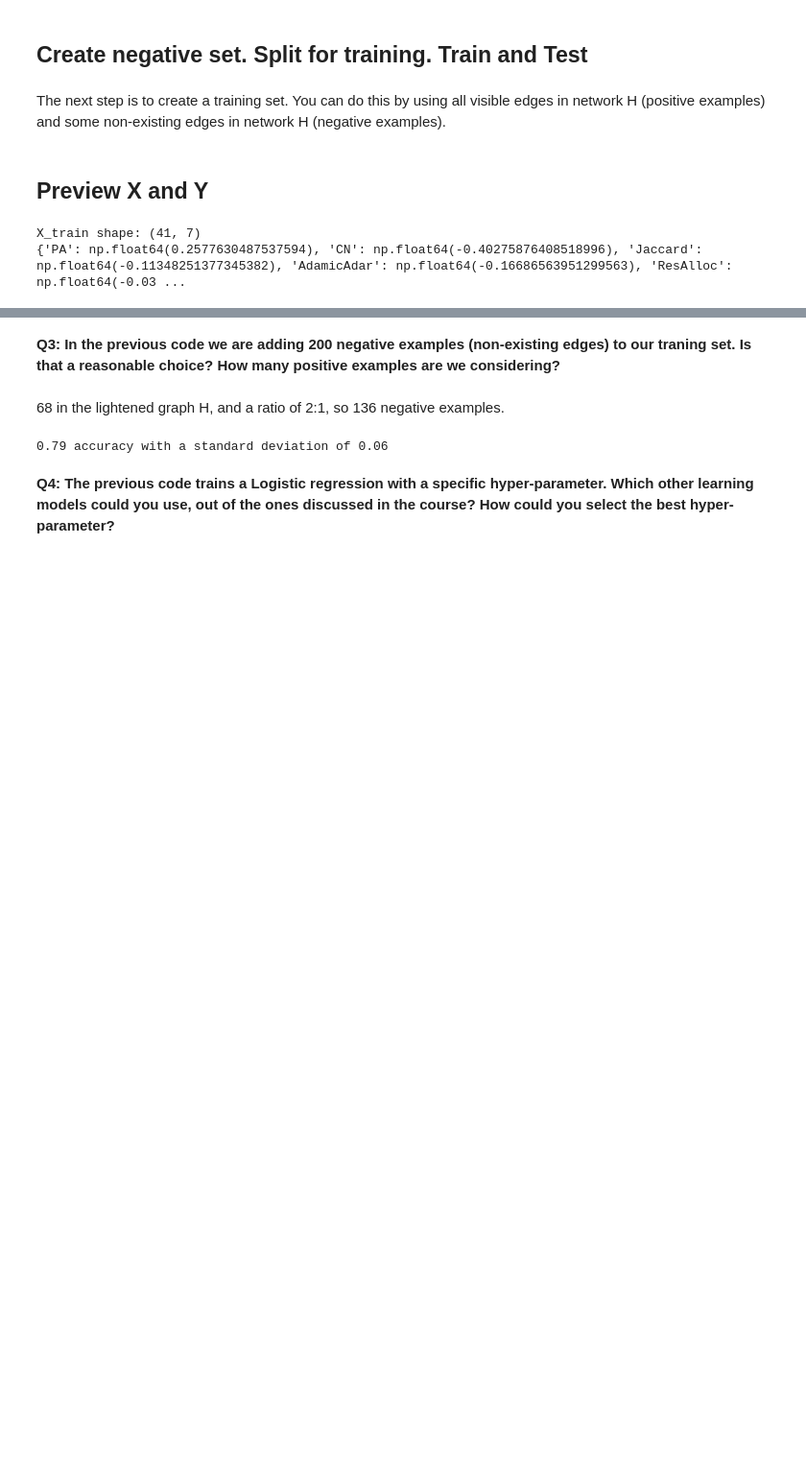
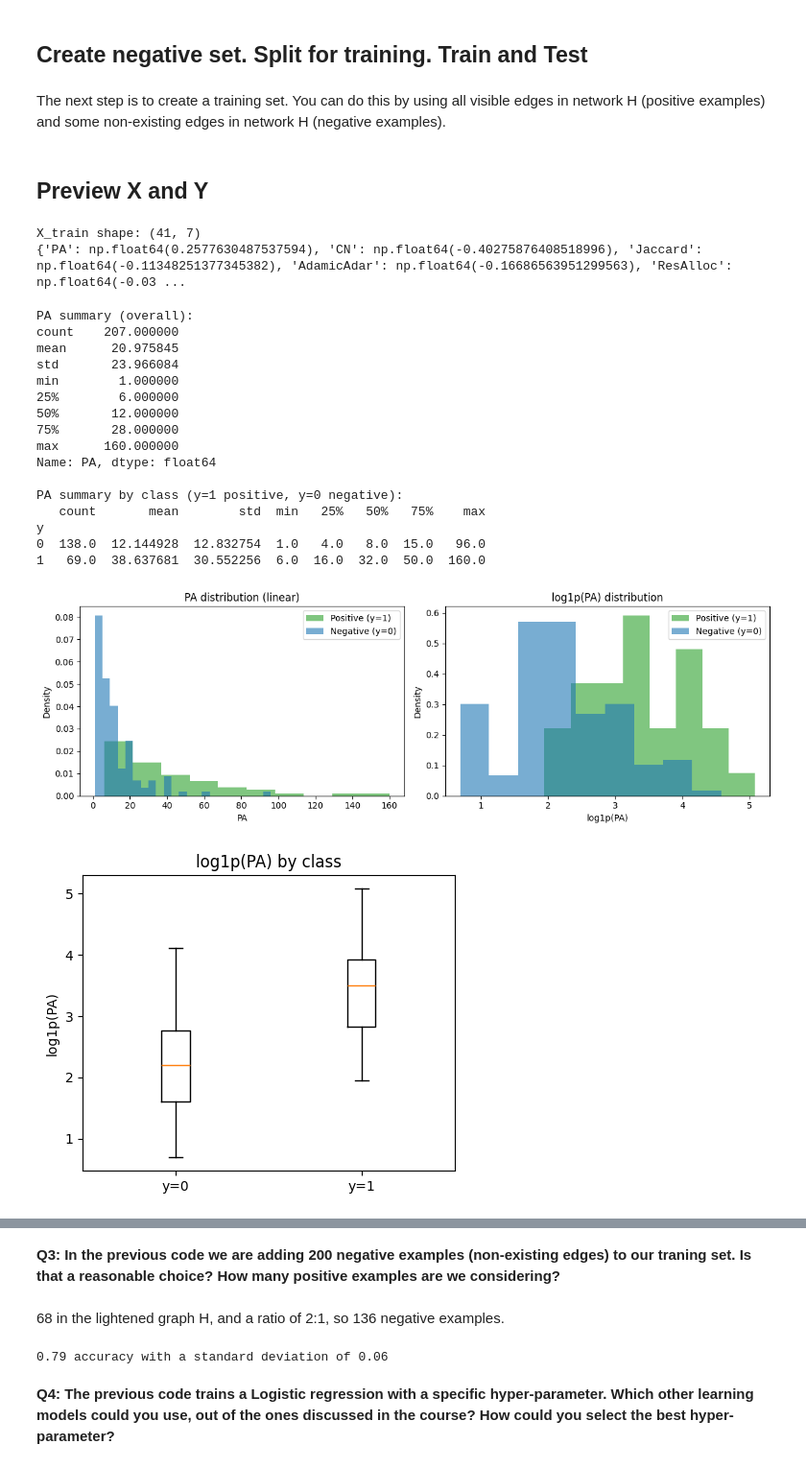
Before and after one commit to ursumarius/Link-predict-social-netw-fairness, a Jupyter notebook: Lab5_Aux_Assignment2.ipynb, the cells around one changed output, grey strips where cells are left out. Shown at 96% size. Saved outputs shown, nothing was run; the diff lists cells and outputs as text; code cells hidden in the pictures; blank space fills up the shorter version.

Commit message:
EDA on Preferrential Attachment + reflection of how negatives are sampled.

```diff
--- a/Lab5_Aux_Assignment2.ipynb
+++ b/Lab5_Aux_Assignment2.ipynb
@@ -391,0 +390,75 @@ X_train shape: (41, 7)
+# %%
+#what is the distribution of the Feature PA values in the X data ?
+# ...existing code...
+# what is the distribution of the Feature PA values in the X data ?
+import numpy as np
+import matplotlib.pyplot as plt
+import pandas as pd
+
+if 'X' not in globals() or 'Y' not in globals() or len(X) == 0:
+    raise RuntimeError("Build X and Y first (run the dataset creation cell).")
+
+X_arr = np.asarray(X, dtype=float)
+Y_arr = np.asarray(Y, dtype=int)
+PA = X_arr[:, 0]
+
+# Summary stats overall and by class
+df_pa = pd.DataFrame({'PA': PA, 'y': Y_arr})
+print("PA summary (overall):")
+print(df_pa['PA'].describe())
+print("\nPA summary by class (y=1 positive, y=0 negative):")
+print(df_pa.groupby('y')['PA'].describe())
+
+# Split for plots
+pa_pos = df_pa.loc[df_pa.y == 1, 'PA'].to_numpy()
+pa_neg = df_pa.loc[df_pa.y == 0, 'PA'].to_numpy()
+
+# Plots: linear scale and log1p scale for heavy tails
+fig, axes = plt.subplots(1, 2, figsize=(12, 4))
+
+# Linear scale histogram
+bins = 'auto'
+axes[0].hist(pa_pos, bins=bins, alpha=0.6, label='Positive (y=1)', color='tab:green', density=True)
+axes[0].hist(pa_neg, bins=bins, alpha=0.6, label='Negative (y=0)', color='tab:blue', density=True)
+axes[0].set_title('PA distribution (linear)')
+axes[0].set_xlabel('PA')
+axes[0].set_ylabel('Density')
+axes[0].legend()
+
+# Log1p scale histogram
+axes[1].hist(np.log1p(pa_pos), bins=bins, alpha=0.6, label='Positive (y=1)', color='tab:green', density=True)
+axes[1].hist(np.log1p(pa_neg), bins=bins, alpha=0.6, label='Negative (y=0)', color='tab:blue', density=True)
+axes[1].set_title('log1p(PA) distribution')
+axes[1].set_xlabel('log1p(PA)')
+axes[1].set_ylabel('Density')
+axes[1].legend()
+
+plt.tight_layout()
+plt.show()
+
+# Optional: simple boxplot on log1p scale
+plt.figure(figsize=(5, 4))
+plt.boxplot([np.log1p(pa_neg), np.log1p(pa_pos)], labels=['y=0', 'y=1'], showfliers=False)
+plt.title('log1p(PA) by class')
+plt.ylabel('log1p(PA)')
+plt.show()
+# ...existing code...
+# %% [output]
+PA summary (overall):
+count    207.000000
+mean      20.975845
+std       23.966084
+min        1.000000
+25%        6.000000
+50%       12.000000
+75%       28.000000
+max      160.000000
+Name: PA, dtype: float64
+
+PA summary by class (y=1 positive, y=0 negative):
+   count       mean        std  min   25%   50%   75%    max
+y
+0  138.0  12.144928  12.832754  1.0   4.0   8.0  15.0   96.0
+1   69.0  38.637681  30.552256  6.0  16.0  32.0  50.0  160.0
+[figure, added]
+[figure, added]
```
Also changed, not shown: parts of 7 cells of this notebook.
